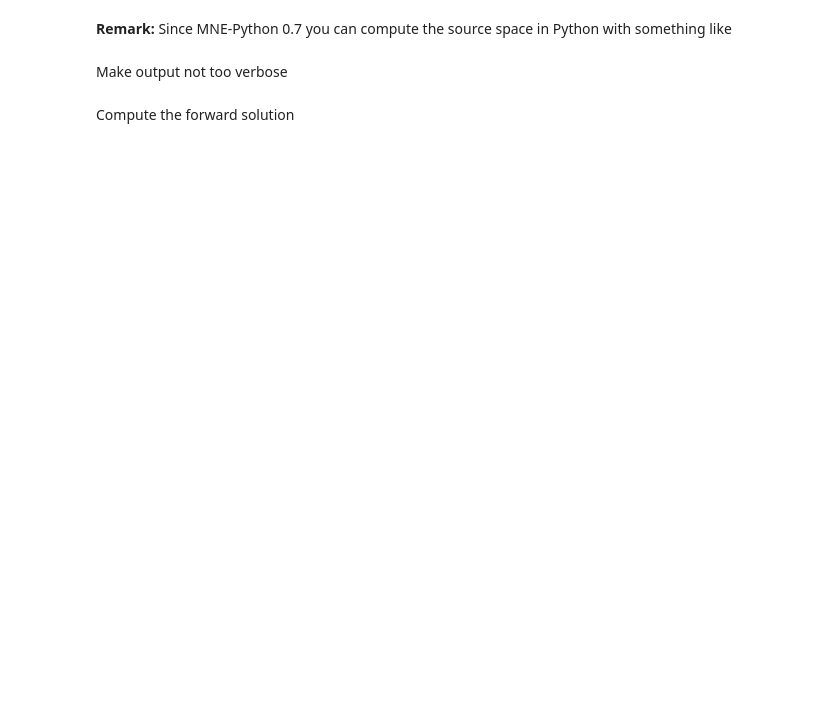
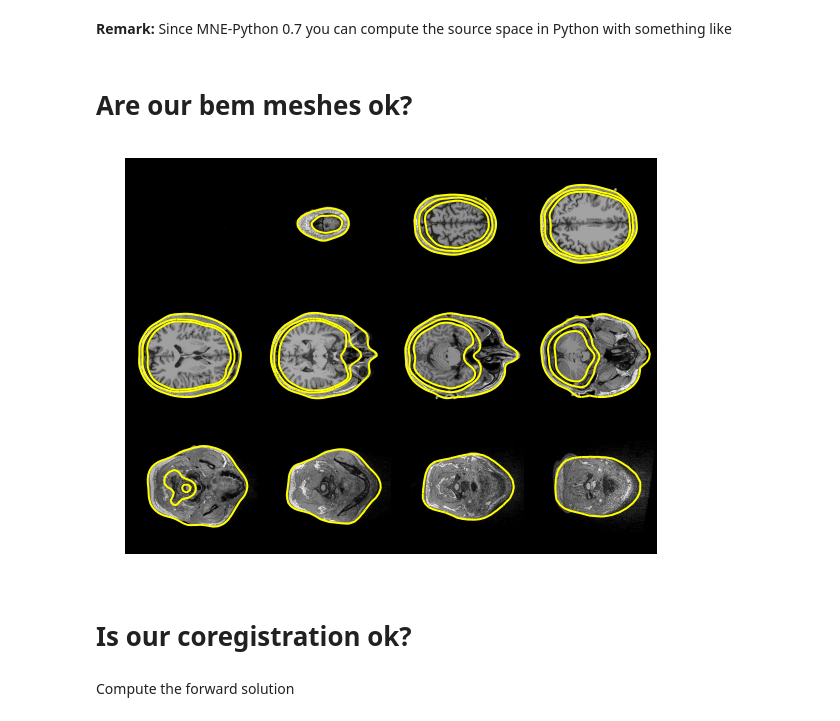
Before and after one commit to mne-tools/mne-python-notebooks, a Jupyter notebook: 2-MNE-Forward.ipynb, the cells around one changed output. Drawn from its saved outputs; the diff is of its cells as text; code cells hidden in the pictures; blank space fills up the shorter version.

```diff
--- a/2-MNE-Forward.ipynb
+++ b/2-MNE-Forward.ipynb
@@ -37,6 +42,13 @@ subjects_dir = data_path + '/subjects'
-# %% [markdown]
-Make output not too verbose
 # %%
 mne.set_log_level('WARNING')
+# %% [markdown]
+# Are our bem meshes ok?
+# %%
+%matplotlib inline
+mne.viz.plot_bem(subject='sample', subjects_dir=subjects_dir, orientation='axial');
+# %% [output]
+[figure, added]
+# %% [markdown]
+# Is our coregistration ok?
 # %% [markdown]
 Compute the forward solution
```
Also changed, not shown: parts of 13 cells of this notebook.
